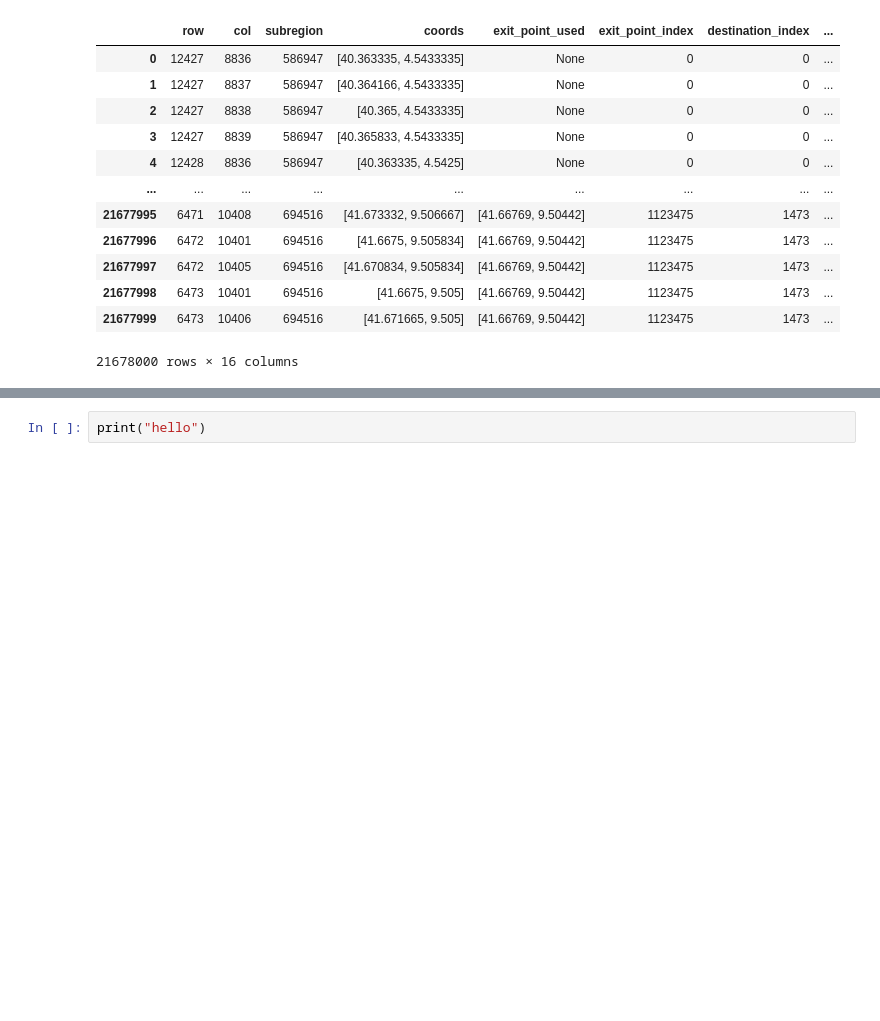
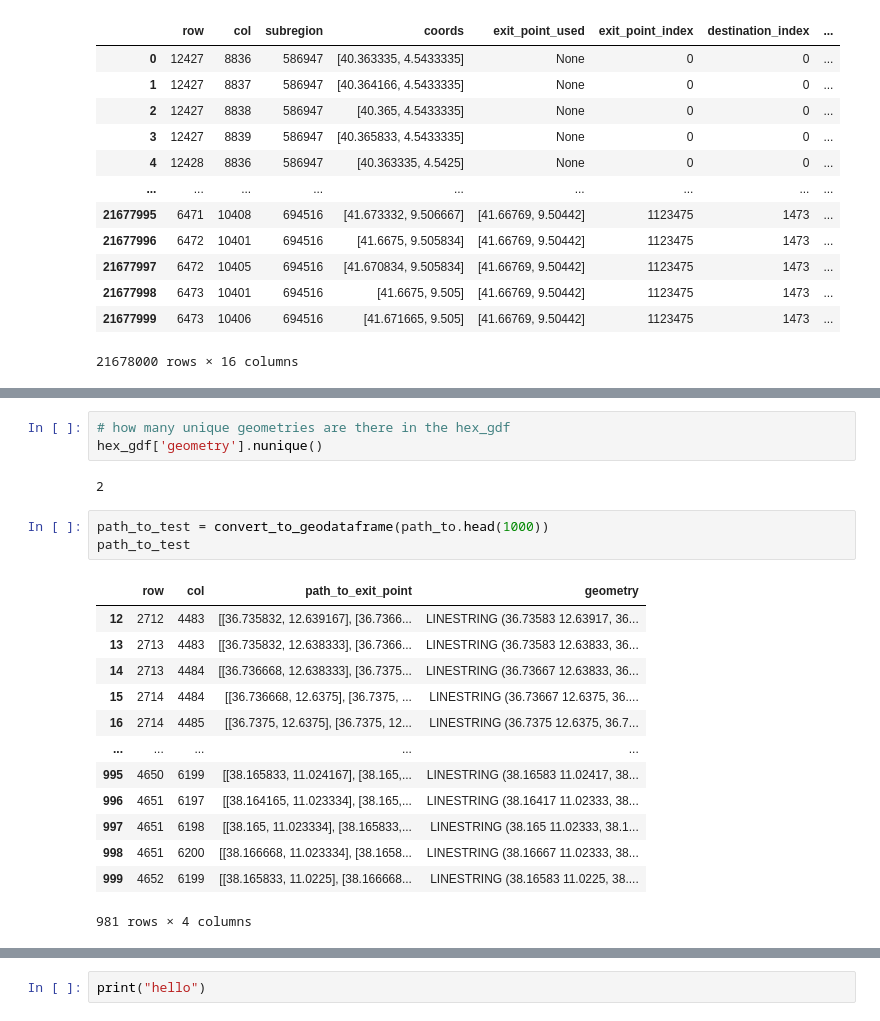
Before and after one commit to bridgestoprosperity/general-data, a Jupyter notebook: notebooks/impact-map-processing/impact-map-general.ipynb, the cells around one changed output, grey strips where cells are left out. Saved outputs shown, nothing was run; the diff lists cells and outputs as text; blank space fills up the shorter version.

```diff
--- a/notebooks/impact-map-processing/impact-map-general.ipynb
+++ b/notebooks/impact-map-processing/impact-map-general.ipynb
@@ -95,0 +187,22 @@ et_travel_paths_health_posts
+# %%
+# how many unique geometries are there in the hex_gdf
+hex_gdf['geometry'].nunique()
+# %% [output]
+2
+# %%
+path_to_test = convert_to_geodataframe(path_to.head(1000))
+path_to_test
+# %% [output]
+|  | row | col | path_to_exit_point | geometry |
+| 12 | 2712 | 4483 | [[36.735832, 12.639167], [36.7366... | LINESTRING (36.73583 12.63917, 36... |
+| 13 | 2713 | 4483 | [[36.735832, 12.638333], [36.7366... | LINESTRING (36.73583 12.63833, 36... |
+| 14 | 2713 | 4484 | [[36.736668, 12.638333], [36.7375... | LINESTRING (36.73667 12.63833, 36... |
+| 15 | 2714 | 4484 | [[36.736668, 12.6375], [36.7375, ... | LINESTRING (36.73667 12.6375, 36.... |
+| 16 | 2714 | 4485 | [[36.7375, 12.6375], [36.7375, 12... | LINESTRING (36.7375 12.6375, 36.7... |
+| ... | ... | ... | ... | ... |
+| 995 | 4650 | 6199 | [[38.165833, 11.024167], [38.165,... | LINESTRING (38.16583 11.02417, 38... |
+| 996 | 4651 | 6197 | [[38.164165, 11.023334], [38.165,... | LINESTRING (38.16417 11.02333, 38... |
+| 997 | 4651 | 6198 | [[38.165, 11.023334], [38.165833,... | LINESTRING (38.165 11.02333, 38.1... |
+| 998 | 4651 | 6200 | [[38.166668, 11.023334], [38.1658... | LINESTRING (38.16667 11.02333, 38... |
+| 999 | 4652 | 6199 | [[38.165833, 11.0225], [38.166668... | LINESTRING (38.16583 11.0225, 38.... |
+981 rows × 4 columns
```
Also changed, not shown: parts of 13 cells of this notebook.
